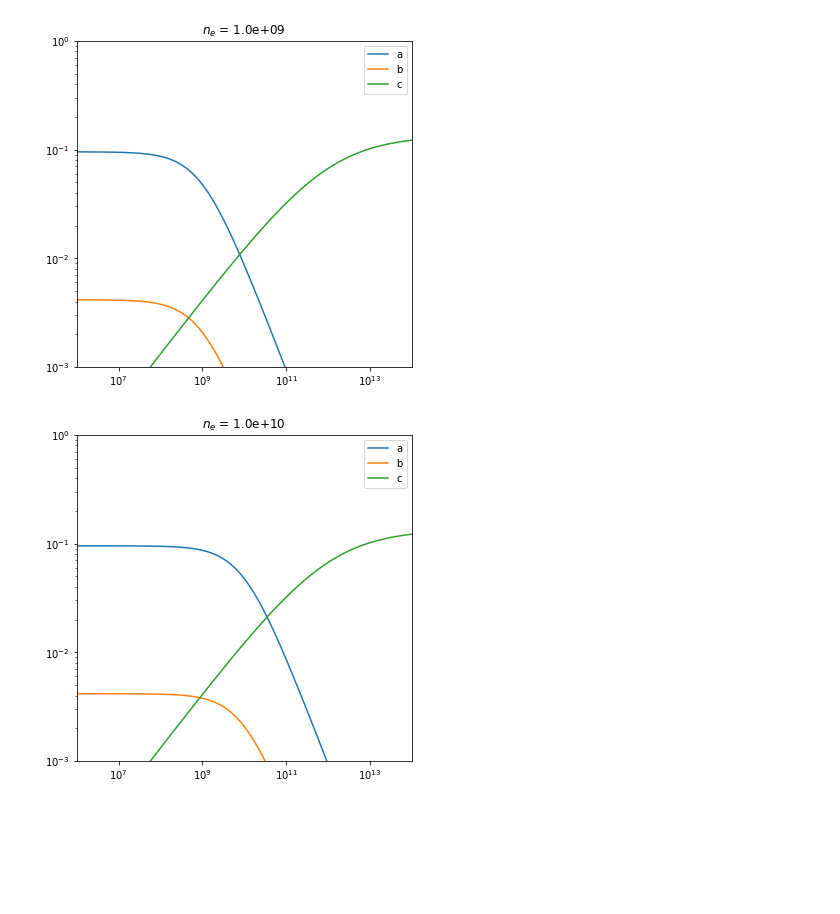
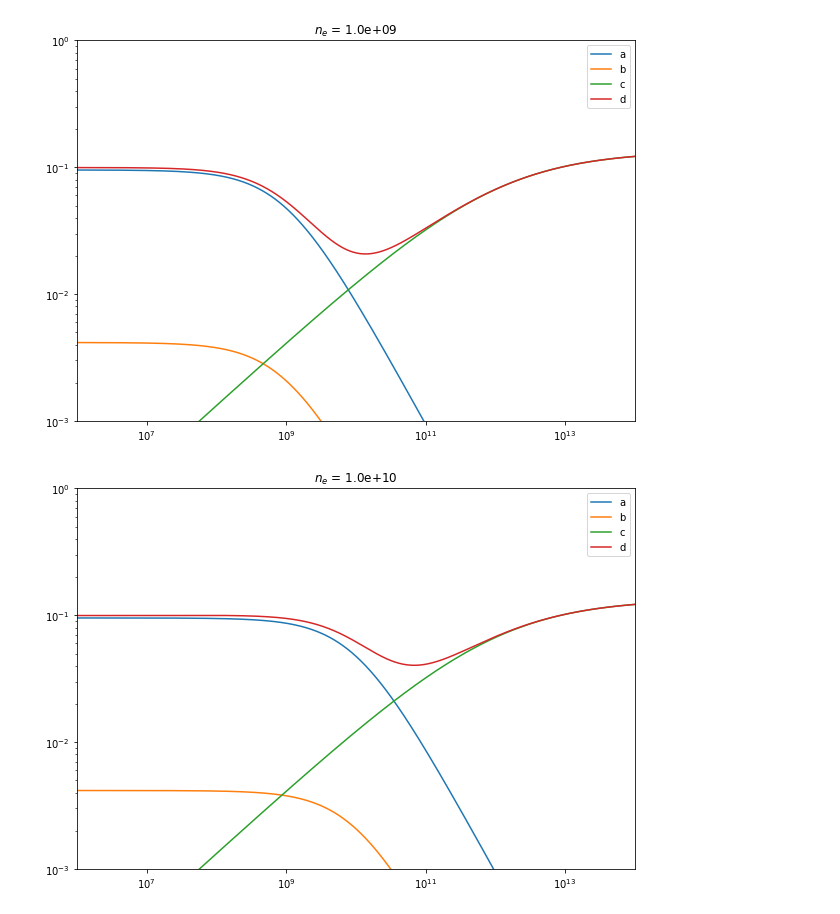
Before and after one commit to gunu0626/negative-ion, a Jupyter notebook: O2_plasma/h_factor_plot.ipynb, the cells around one changed output. Saved outputs shown, nothing was run; the diff lists cells and outputs as text; code cells hidden in the pictures; blank space fills up the shorter version.

Commit message:
plot modified

```diff
--- a/O2_plasma/h_factor_plot.ipynb
+++ b/O2_plasma/h_factor_plot.ipynb
@@ -45,22 +45,23 @@ def h_factor_c(nm, ne):
 # %%
 ne_list = [1e9, 1e10, 1e11]
 for ne in ne_list:
     nm_range = np.logspace(6,14,1000)
 
-    a_result = list(map(lambda nm:h_factor_a(nm, ne), nm_range))
-    b_result = list(map(lambda nm:h_factor_b(nm, ne), nm_range))
-    c_result = list(map(lambda nm:h_factor_c(nm, ne), nm_range))
-
-    plt.figure(figsize=(6,6))
+    a_result = np.array(list(map(lambda nm:h_factor_a(nm, ne), nm_range)))
+    b_result = np.array(list(map(lambda nm:h_factor_b(nm, ne), nm_range)))
+    c_result = np.array(list(map(lambda nm:h_factor_c(nm, ne), nm_range)))
+    d_result = a_result + b_result + c_result
+    plt.figure(figsize=(10,7))
     plt.title('$n_e$ = {:1.1e}'.format(ne))
     plt.plot(nm_range, a_result)
     plt.plot(nm_range, b_result)
     plt.plot(nm_range, c_result)
+    plt.plot(nm_range, d_result)
     plt.xscale('log')
     plt.yscale('log')
     plt.xlim(1e6,1e14)
     plt.ylim(1e-3,1e0)
-    plt.legend(['a','b','c'])
+    plt.legend(['a','b','c','d'])
 # %% [output]
-[figure, old version]
+[figure, new version]
-[figure, old version]
+[figure, new version]
```
Also changed, not shown: parts of 1 cell of this notebook.
